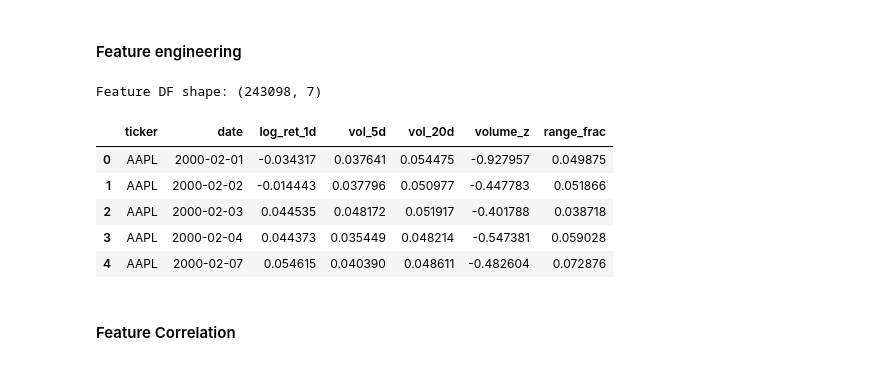
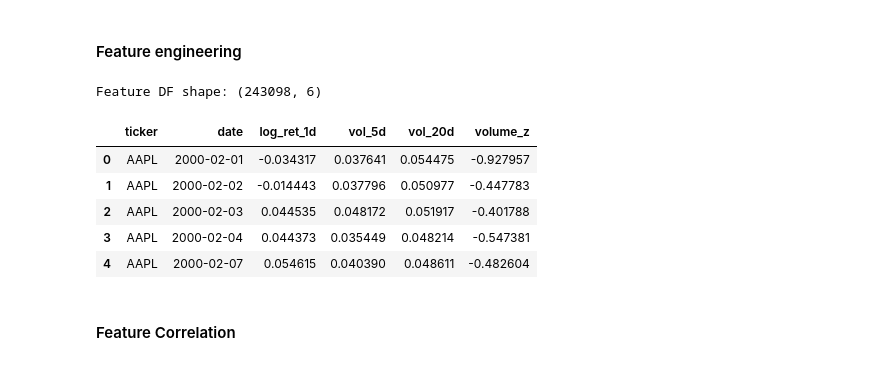
Before and after one commit to gcm107/Team-A, a Jupyter notebook: data-exploration.ipynb, the cells around one changed output. Cells and saved outputs as stored; diff of their text form; code cells hidden in the pictures.

```diff
--- a/data-exploration.ipynb
+++ b/data-exploration.ipynb
@@ -289,45 +289,41 @@ feat_df['vol_20d'] = (
     feat_df.groupby('ticker')['log_ret_1d']
            .rolling(window=20, min_periods=20)
            .std()
            .reset_index(level=0, drop=True)
 )
 
 # 3. vol z-score with 1-period lag to exclude current row
 g = feat_df.groupby('ticker')['volume']
 exp_mean = g.expanding().mean().shift(1).reset_index(level=0, drop=True)
 exp_std  = g.expanding().std(ddof=0).shift(1).reset_index(level=0, drop=True)
 
 feat_df['volume_mean_exp'] = exp_mean
 feat_df['volume_std_exp']  = exp_std
 
 # avoid dividing by 0
 feat_df['volume_z'] = (
     (feat_df['volume'] - feat_df['volume_mean_exp'])
     / (feat_df['volume_std_exp'] + 1e-8)
 )
 
-
-# 4. intraday range
-feat_df['range_frac'] = (feat_df['high'] - feat_df['low']) / feat_df['close']
-
 # Keep only needed columns
-feature_cols = ['log_ret_1d', 'vol_5d', 'vol_20d', 'volume_z', 'range_frac']
+feature_cols = ['log_ret_1d', 'vol_5d', 'vol_20d', 'volume_z']
 
 feat_df = feat_df[['ticker', 'date'] + feature_cols]
 
 # drop nan rows that were created because of frolling features etc
 feat_df = feat_df.dropna(subset=feature_cols).reset_index(drop=True)
 
 print("Feature DF shape:", feat_df.shape)
 feat_df.head()
 # %% [output]
-Feature DF shape: (243098, 7)
+Feature DF shape: (243098, 6)
-|  | ticker | date | log_ret_1d | vol_5d | vol_20d | volume_z | range_frac |
-| 0 | AAPL | 2000-02-01 | -0.034317 | 0.037641 | 0.054475 | -0.927957 | 0.049875 |
-| 1 | AAPL | 2000-02-02 | -0.014443 | 0.037796 | 0.050977 | -0.447783 | 0.051866 |
-| 2 | AAPL | 2000-02-03 | 0.044535 | 0.048172 | 0.051917 | -0.401788 | 0.038718 |
-| 3 | AAPL | 2000-02-04 | 0.044373 | 0.035449 | 0.048214 | -0.547381 | 0.059028 |
-| 4 | AAPL | 2000-02-07 | 0.054615 | 0.040390 | 0.048611 | -0.482604 | 0.072876 |
+|  | ticker | date | log_ret_1d | vol_5d | vol_20d | volume_z |
+| 0 | AAPL | 2000-02-01 | -0.034317 | 0.037641 | 0.054475 | -0.927957 |
+| 1 | AAPL | 2000-02-02 | -0.014443 | 0.037796 | 0.050977 | -0.447783 |
+| 2 | AAPL | 2000-02-03 | 0.044535 | 0.048172 | 0.051917 | -0.401788 |
+| 3 | AAPL | 2000-02-04 | 0.044373 | 0.035449 | 0.048214 | -0.547381 |
+| 4 | AAPL | 2000-02-07 | 0.054615 | 0.040390 | 0.048611 | -0.482604 |
 # %% [markdown]
 #### Feature Correlation
 # %%
```
Also changed, not shown: parts of 1 cell of this notebook.
